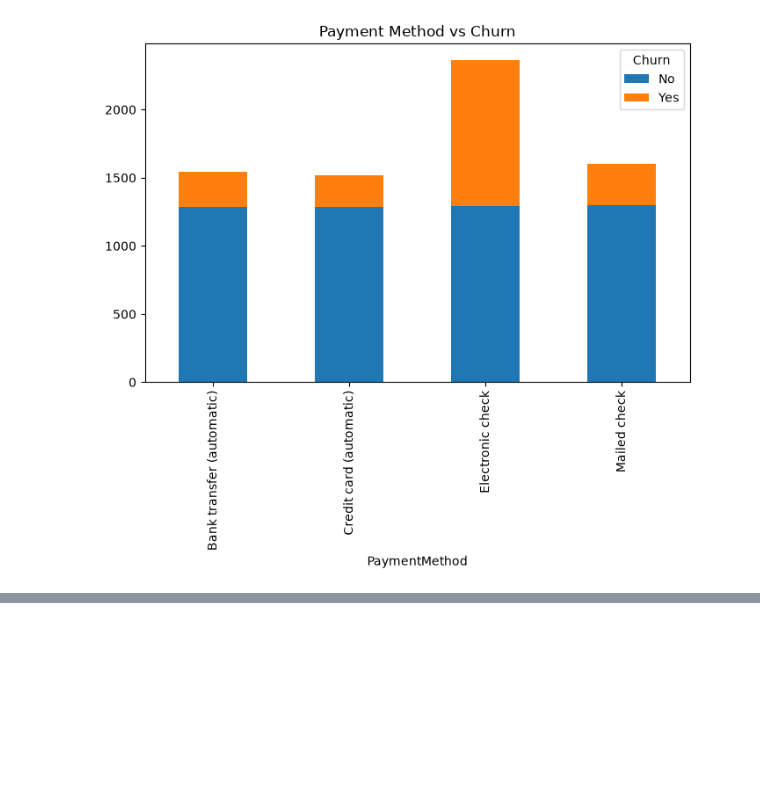
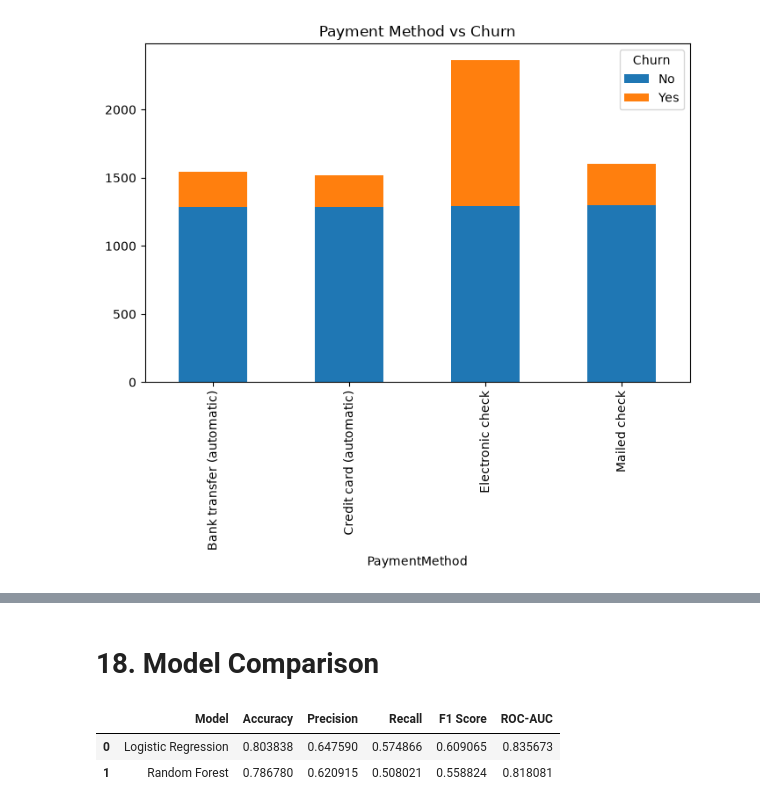
Before and after one commit to YandY78/butunleme-projesi-muhammed_beraa_erdem, a Jupyter notebook: notebooks/01_Data_Exploration.ipynb, the cells around one changed output, grey strips where cells are left out. Saved outputs shown, nothing was run; the diff lists cells and outputs as text; code cells hidden in the pictures; blank space fills up the shorter version.

```diff
--- a/notebooks/01_Data_Exploration.ipynb
+++ b/notebooks/01_Data_Exploration.ipynb
@@ -482,0 +777,40 @@ plt.show()
+# %% [markdown]
+# 18. Model Comparison
+# %%
+comparison = pd.DataFrame({
+    "Model": [
+        "Logistic Regression",
+        "Random Forest"
+    ],
+
+    "Accuracy": [
+        accuracy_score(y_test, y_pred_log),
+        accuracy_score(y_test, y_pred_rf)
+    ],
+
+    "Precision": [
+        precision_score(y_test, y_pred_log),
+        precision_score(y_test, y_pred_rf)
+    ],
+
+    "Recall": [
+        recall_score(y_test, y_pred_log),
+        recall_score(y_test, y_pred_rf)
+    ],
+
+    "F1 Score": [
+        f1_score(y_test, y_pred_log),
+        f1_score(y_test, y_pred_rf)
+    ],
+
+    "ROC-AUC": [
+        roc_auc_score(y_test, y_prob_log),
+        roc_auc_score(y_test, y_prob_rf)
+    ]
+})
+
+comparison
+# %% [output]
+|  | Model | Accuracy | Precision | Recall | F1 Score | ROC-AUC |
+| 0 | Logistic Regression | 0.803838 | 0.647590 | 0.574866 | 0.609065 | 0.835673 |
+| 1 | Random Forest | 0.786780 | 0.620915 | 0.508021 | 0.558824 | 0.818081 |
```
Also changed, not shown: parts of 34 cells of this notebook.
